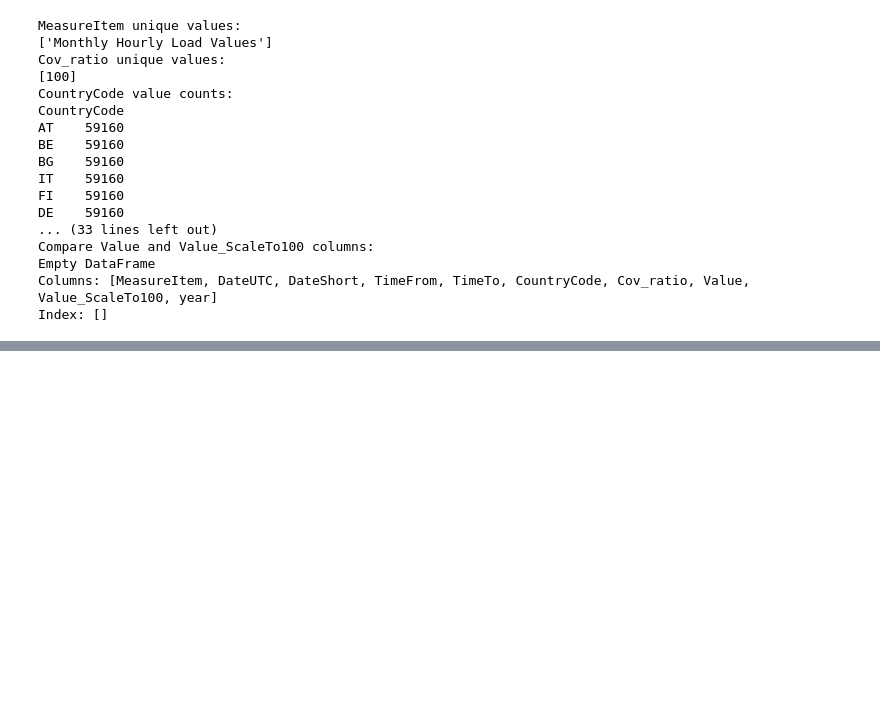
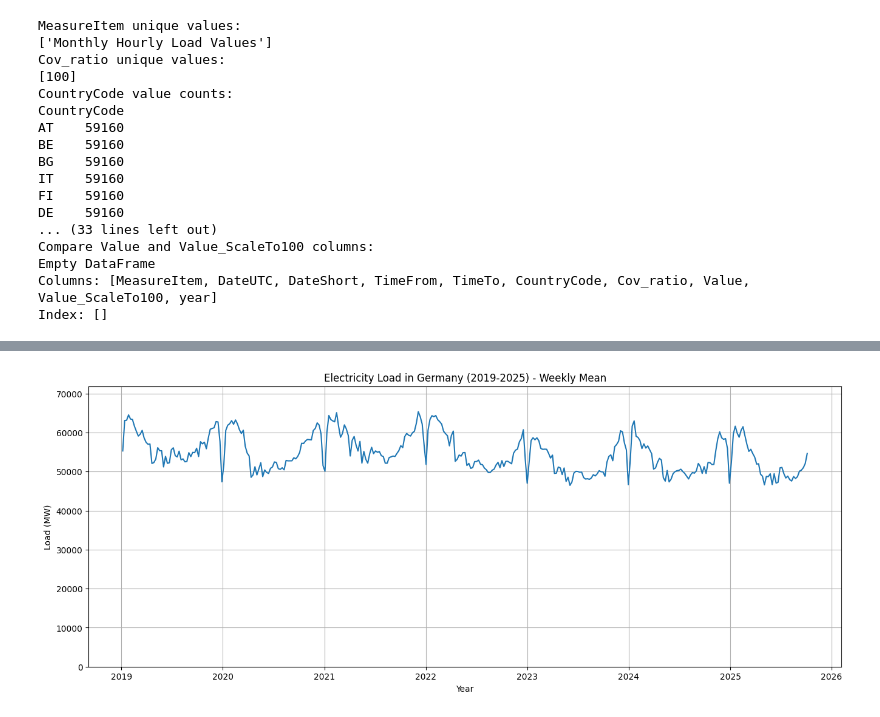
Before and after one commit to SW-oasen/electricity_demannd_de, a Jupyter notebook: notebook/01_eda_energy.ipynb, the cells around one changed output, grey strips where cells are left out. Drawn from its saved outputs; the diff is of its cells as text; code cells hidden in the pictures; blank space fills up the shorter version.

```diff
--- a/notebook/01_eda_energy.ipynb
+++ b/notebook/01_eda_energy.ipynb
@@ -143,0 +185,13 @@ plt.show()
+# %%
+df_weekly = df_energy_de.set_index('DateUTC')['EnergyDemand'].resample('W').mean().reset_index()
+
+plt.figure(figsize=(16, 6))
+sns.lineplot(data=df_weekly, x='DateUTC', y='EnergyDemand')
+plt.title('Electricity Load in Germany (2019-2025) - Weekly Mean')
+plt.ylim(0, df_weekly['EnergyDemand'].max() * 1.1)
+plt.grid()
+plt.xlabel('Year')
+plt.ylabel('Load (MW)')
+plt.show()
+# %% [output]
+[figure, added]
```
Also changed, not shown: parts of 12 cells of this notebook, 1 other file.
